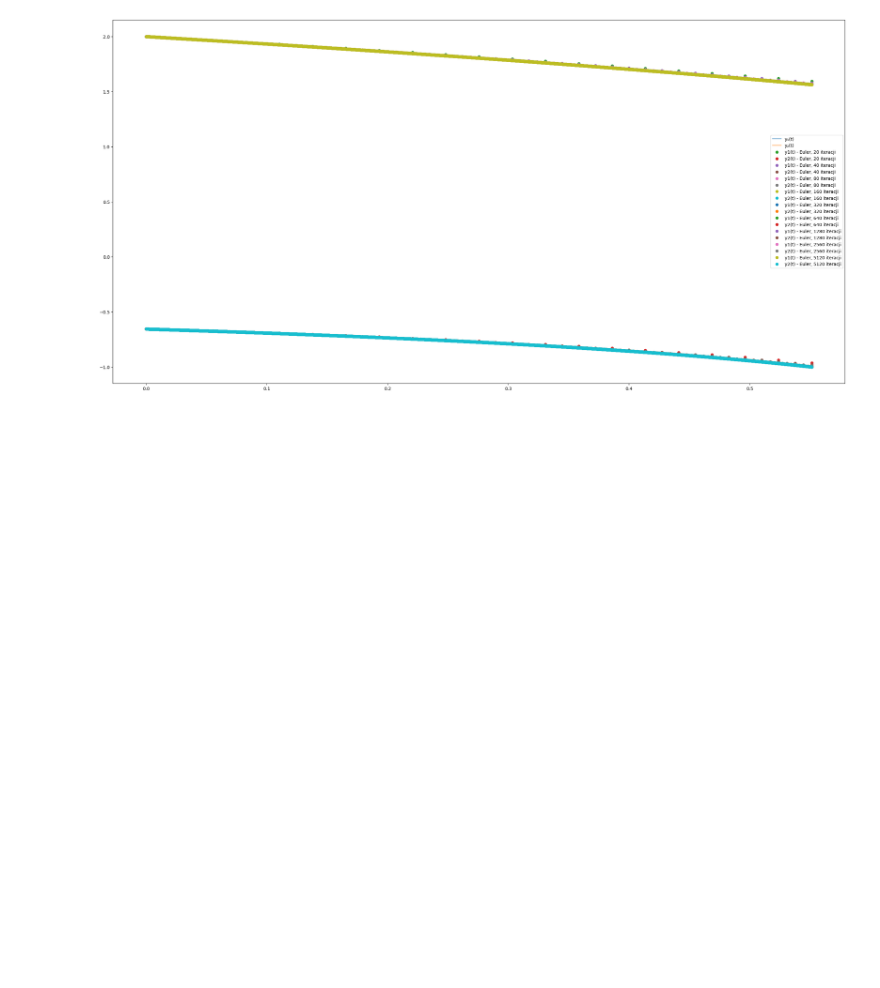
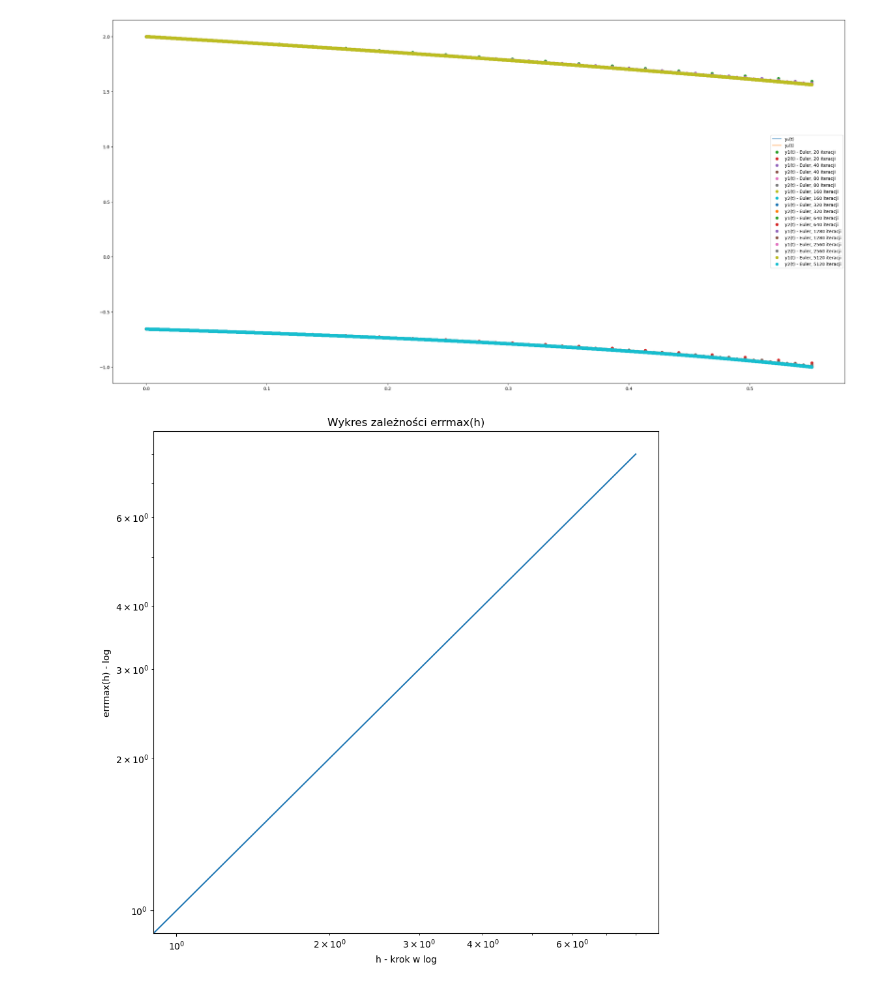
Before and after one commit to maksdebowski/MNdRRz, a Jupyter notebook: MNRRZ2025_Baranek_Konrad_zad1.ipynb, the cells around one changed output. Cells and saved outputs as stored; diff of their text form; code cells hidden in the pictures; blank space fills up the shorter version.

```diff
--- a/MNRRZ2025_Baranek_Konrad_zad1.ipynb
+++ b/MNRRZ2025_Baranek_Konrad_zad1.ipynb
@@ -7,5 +17,5 @@ from scipy.integrate import solve_ivp
 # %%
-def custom_scientific_format(x):
+def scientific_format(x):
     if pd.isna(x) or x == 0:
         return str(x)
 
@@ -135,7 +167,7 @@ for i in range(1, 10):
     results["err y₂"].append(blad_y2)
 results_df = pd.DataFrame(results)
 for col in ['h', 'err(N) = |Y_N - Y_ref|', 'err y₁', 'err y₂']:
-    results_df[col] = results_df[col].apply(custom_scientific_format)
+    results_df[col] = results_df[col].apply(scientific_format)
 
 print(tabulate(results_df, headers='keys', tablefmt='grid',
                numalign='center', stralign='center', showindex=False))
@@ -158,3 +190,14 @@ print(tabulate(results_df, headers='keys', tablefmt='grid',
 | 5120 | 1.08 x 10^-4 |       3.11 x 10^-4       | 1.25 x 10^-4 | 2.85 x 10^-4 |
 +------+--------------+--------------------------+--------------+--------------+
 [figure]
+# %%
+plt.figure(figsize=(10,10))
+plt.plot(results_df['h'], results_df['err'])
+plt.yscale('log')
+plt.xscale('log')
+plt.title("Wykres zależności errmax(h)")
+plt.xlabel('h - krok w log')
+plt.ylabel('errmax(h) - log')
+plt.show()
+# %% [output]
+[figure, added]
```
Also changed, not shown: parts of 3 cells of this notebook.
